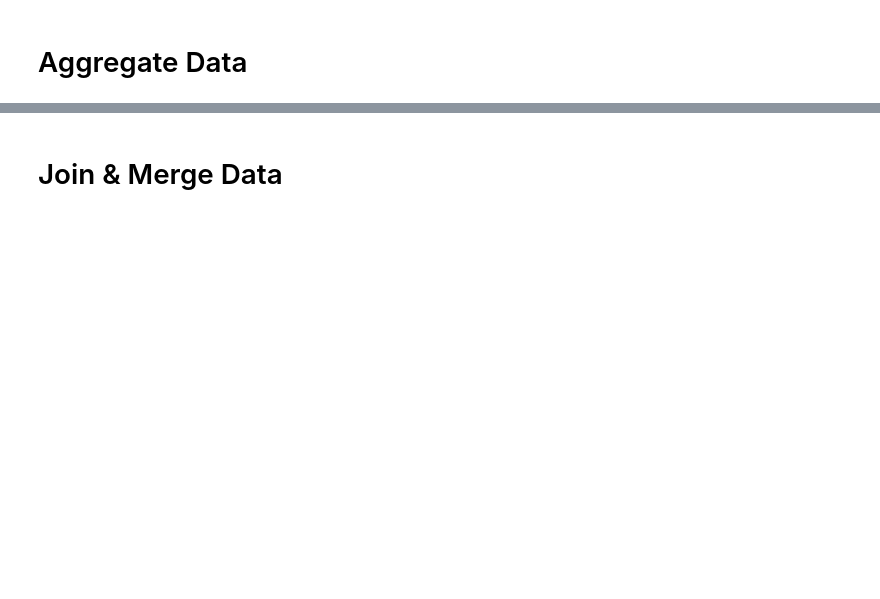
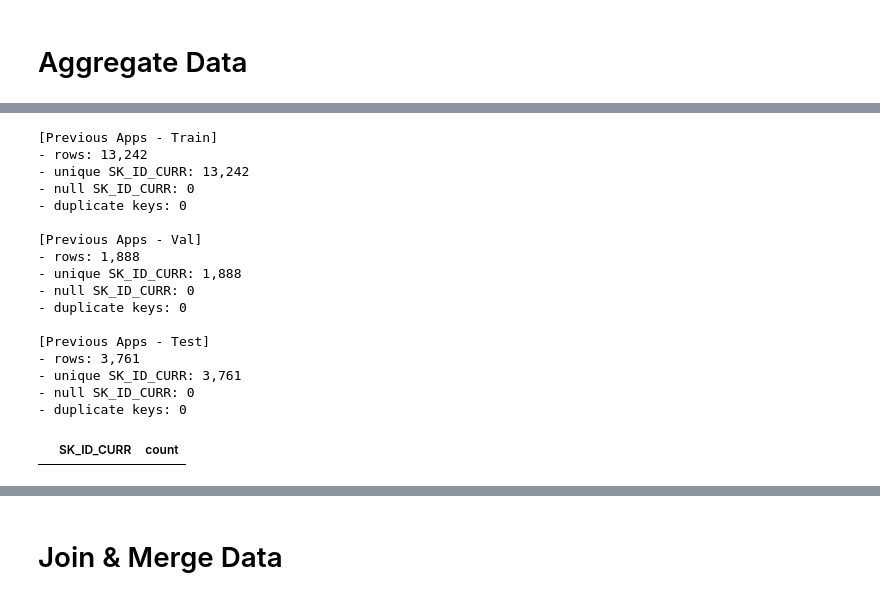
Before and after one commit to RPasch/CreditScoringProject, a Jupyter notebook: feature_eng.ipynb, the cells around one changed output, grey strips where cells are left out. Drawn from its saved outputs; the diff is of its cells as text; code cells hidden in the pictures; blank space fills up the shorter version.

```diff
--- a/feature_eng.ipynb
+++ b/feature_eng.ipynb
@@ -390,0 +1239,23 @@ We have High missing values in :
+# %%
+check_key_uniqueness(prev_train_agg, "SK_ID_CURR", "Previous Apps - Train")
+check_key_uniqueness(prev_val_agg,   "SK_ID_CURR", "Previous Apps - Val")
+check_key_uniqueness(prev_test_agg,  "SK_ID_CURR", "Previous Apps - Test")
+# %% [output]
+[Previous Apps - Train]
+- rows: 13,242
+- unique SK_ID_CURR: 13,242
+- null SK_ID_CURR: 0
+- duplicate keys: 0
+
+[Previous Apps - Val]
+- rows: 1,888
+- unique SK_ID_CURR: 1,888
+- null SK_ID_CURR: 0
+- duplicate keys: 0
+
+[Previous Apps - Test]
+- rows: 3,761
+- unique SK_ID_CURR: 3,761
+- null SK_ID_CURR: 0
+- duplicate keys: 0
+|  | SK_ID_CURR | count |
```
Also changed, not shown: parts of 25 cells of this notebook, 19 other files.
